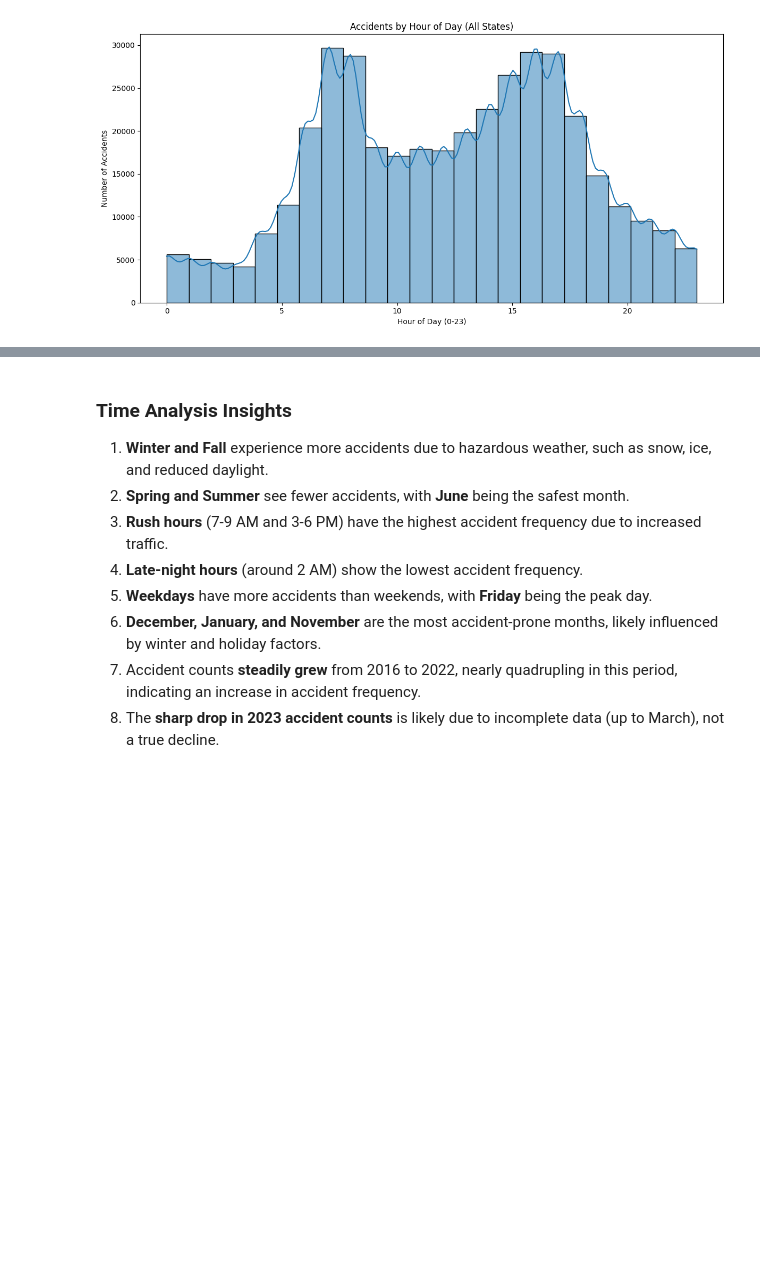
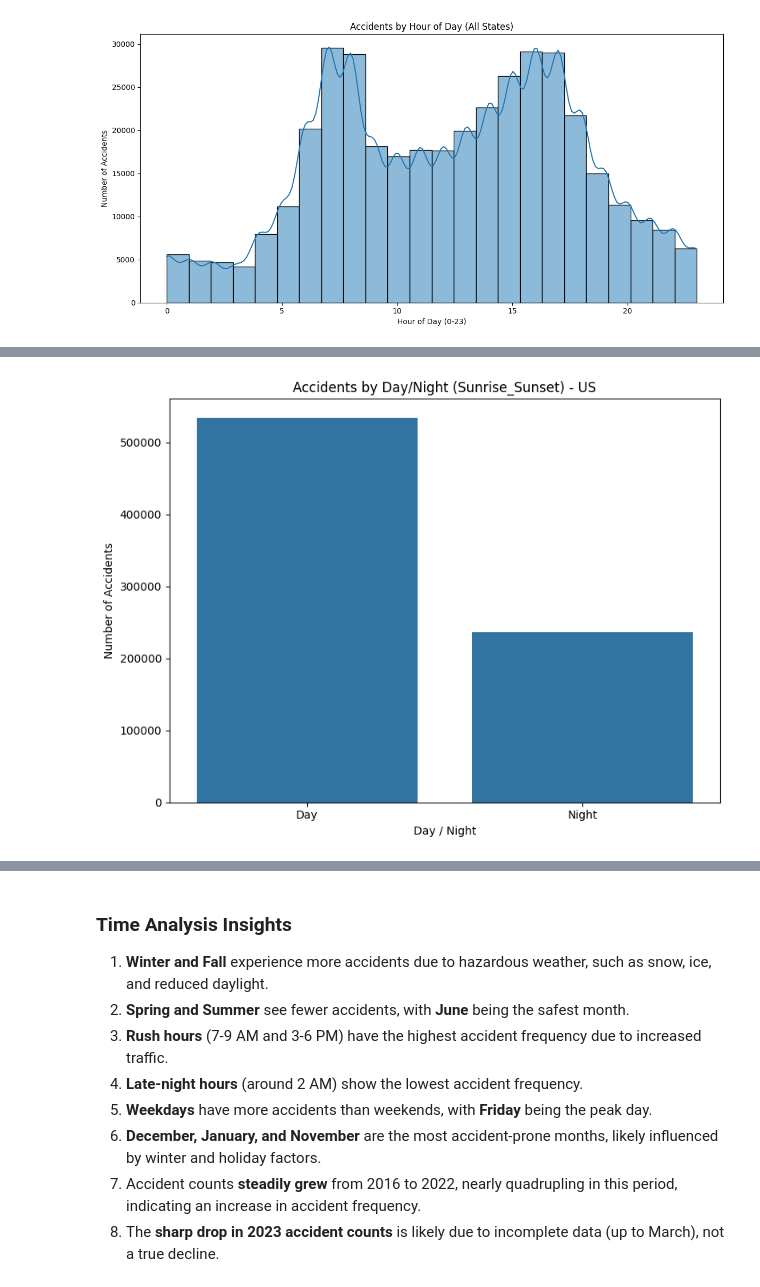
Before and after one commit to Person-Ad/US-Accidents-Big-Data-Analytics-Spark, a Jupyter notebook: notebooks/Descriptive Analysis/Time Analysis.ipynb, the cells around one changed output, grey strips where cells are left out. Cells and saved outputs as stored; diff of their text form; code cells hidden in the pictures; blank space fills up the shorter version.

```diff
--- a/notebooks/Descriptive Analysis/Time Analysis.ipynb
+++ b/notebooks/Descriptive Analysis/Time Analysis.ipynb
@@ -143,33 +149,36 @@ plt.show()
 # %%
-sample_fraction=0.1, top_n_states=5
+sample_fraction=0.1
+top_n_states=5
 
 # Preprocess temporal features
 df = df.withColumn("Hour", F.hour("Start_Time")) \
         .withColumn(
             "Severe_Accident",
             F.when(F.col("Severity").isin([3, 4]), 1).otherwise(0)
         )
 
 # Define twilight columns
 twilight_cols = ['Sunrise_Sunset', 'Civil_Twilight', 'Nautical_Twilight', 'Astronomical_Twilight']
 
 # Drop rows with null values in relevant columns
 df = df.dropna(subset=twilight_cols + ['Hour', 'State', 'Severity'])
 
 # Sample data to reduce memory usage
 sample_df = df.sample(fraction=sample_fraction).toPandas()
 
 # Identify top N states by accident count
 top_states = sample_df['State'].value_counts().head(top_n_states).index.tolist()
 
 # Plot 1: Distribution of accidents by Sunrise_Sunset
 plt.figure(figsize=(8, 6))
 sns.countplot(x='Sunrise_Sunset', data=sample_df)
 plt.title('Accidents by Day/Night (Sunrise_Sunset) - US')
 plt.xlabel('Day / Night')
 plt.ylabel('Number of Accidents')
 plt.tight_layout()
 plt.show()
+# %% [output]
+[figure, added]
 # %%
 # Plot 2: Severity by Twilight Condition
 sample_df['Twilight_Condition'] = sample_df.apply(
```
Also changed, not shown: parts of 11 cells of this notebook, 16 other files.
